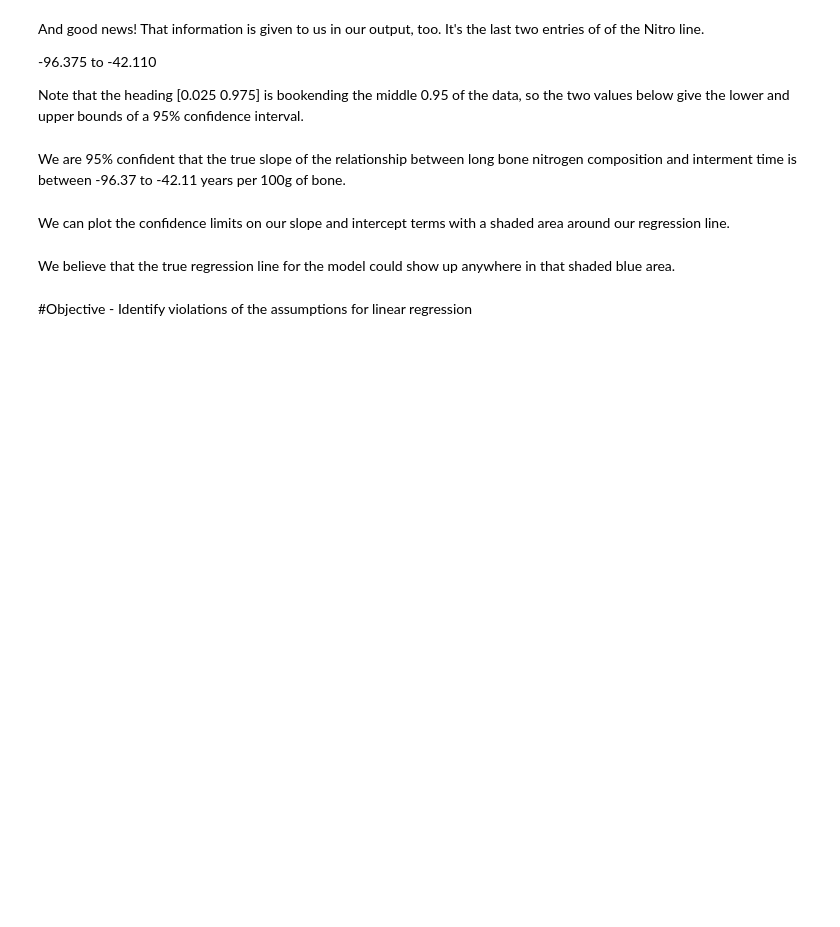
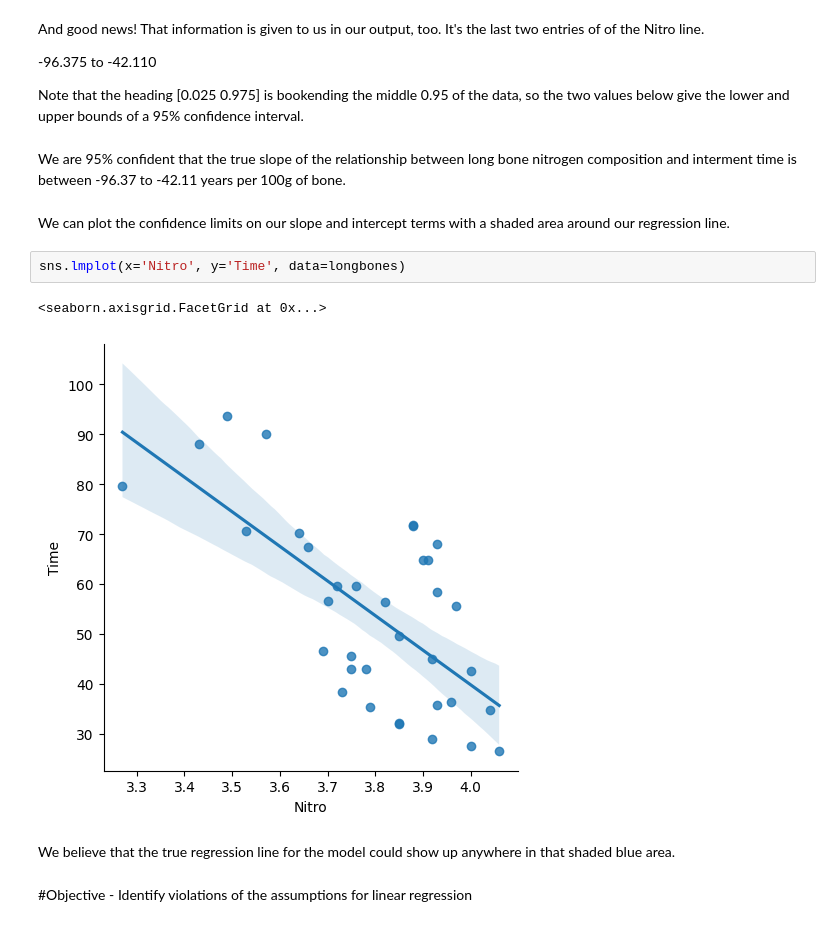
Before and after one commit to sikoh/DS-Linear-Algebra, a Jupyter notebook: Inference-Linear-Regression/DS_InferenceForRegression_Lecture_Notes.ipynb, the cells around one changed output. Saved outputs shown, nothing was run; the diff lists cells and outputs as text; blank space fills up the shorter version.

```diff
--- a/Inference-Linear-Regression/DS_InferenceForRegression_Lecture_Notes.ipynb
+++ b/Inference-Linear-Regression/DS_InferenceForRegression_Lecture_Notes.ipynb
@@ -224,6 +250,11 @@ Note that the heading [0.025      0.975] is bookending the middle 0.95 of the da
 We are 95% confident that the true slope of the relationship between long bone nitrogen composition and interment time is between -96.37 to -42.11 years per 100g of bone.
 # %% [markdown]
 We can plot the confidence limits on our slope and intercept terms with a shaded area around our regression line.
+# %%
+sns.lmplot(x='Nitro', y='Time', data=longbones)
+# %% [output]
+<seaborn.axisgrid.FacetGrid at 0x...>
+[figure, added]
 # %% [markdown]
 We believe that the true regression line for the model could show up anywhere in that shaded blue area.
 # %% [markdown]
```
Also changed, not shown: parts of 9 cells of this notebook.
